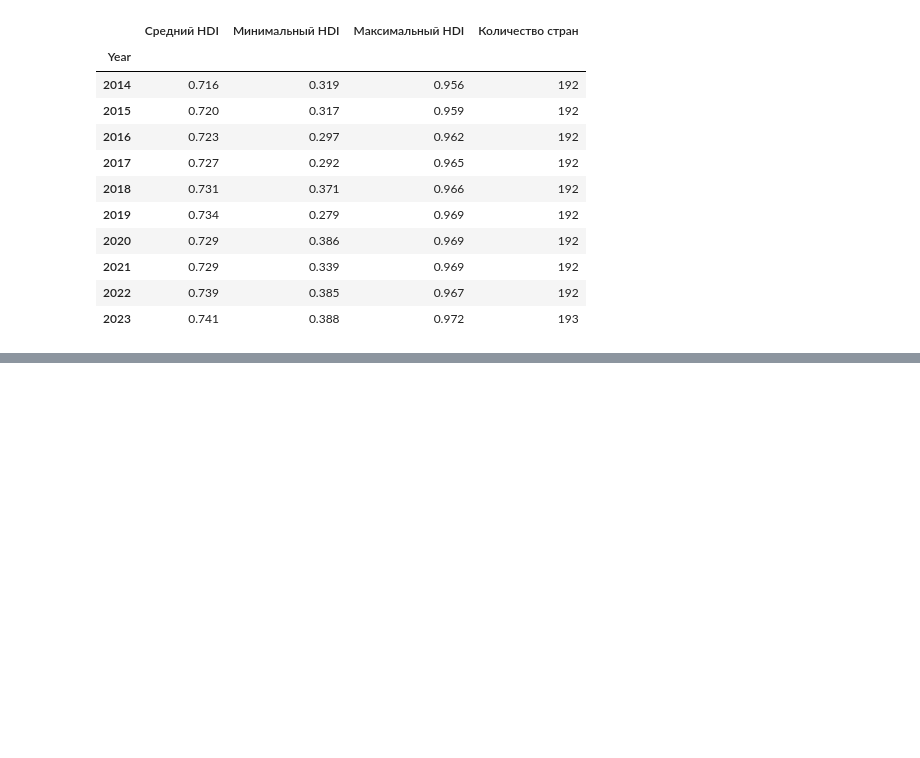
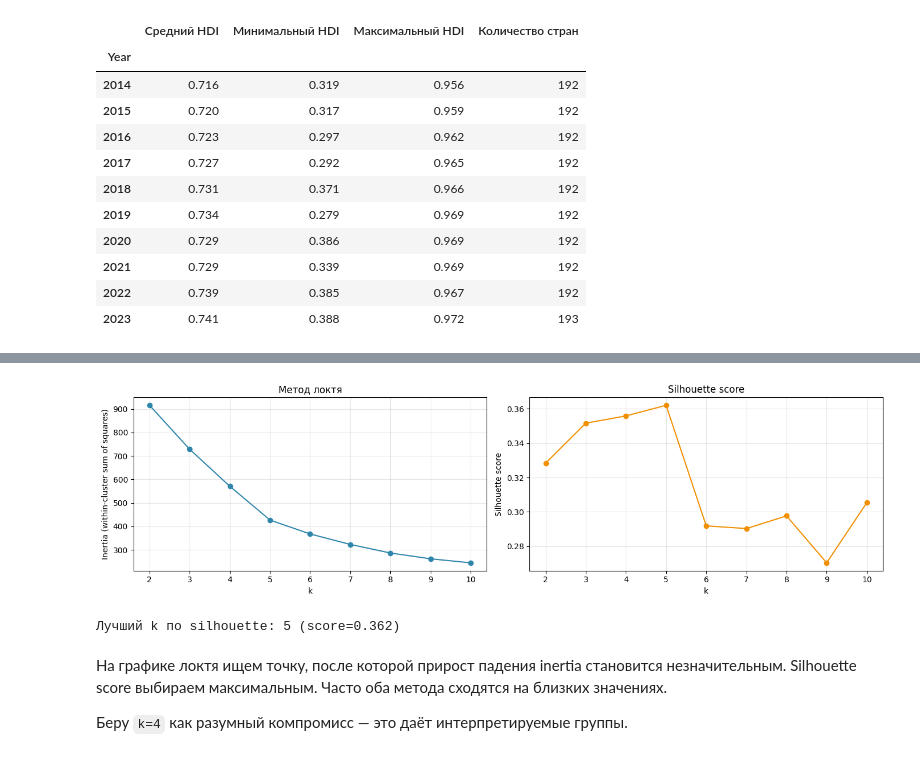
Before and after one commit to izzzav/hse-hdi-visualisation, a Jupyter notebook: country_development.ipynb, the cells around one changed output, grey strips where cells are left out. Cells and saved outputs as stored; diff of their text form; code cells hidden in the pictures; blank space fills up the shorter version.

```diff
--- a/country_development.ipynb
+++ b/country_development.ipynb
@@ -472,0 +570,9 @@ display(yearly_stats.tail(10))
+# %%
+X = features[feature_names].values
+scaler = StandardScaler()
+X_scaled = scaler.fit_transform(X)
+
+# Проверим что у нас всё стандартизовалось как надо
+print('После StandardScaler — среднее и std по каждому признаку:')
+for name, mean, std in zip(feature_names, X_scaled.mean(axis=0), X_scaled.std(axis=0)):
+    print(f'  {name:25s}: mean={mean:+.3f}, std={std:.3f}')
@@ -472,0 +637,37 @@ display(yearly_stats.tail(10))
+# %%
+k_range = range(2, 11)
+inertias = []
+silhouettes = []
+
+for k in k_range:
+    km = KMeans(n_clusters=k, random_state=42, n_init=10)
+    labels = km.fit_predict(X_scaled)
+    inertias.append(km.inertia_)
+    silhouettes.append(silhouette_score(X_scaled, labels))
+
+fig, axes = plt.subplots(1, 2, figsize=(14, 4))
+
+axes[0].plot(list(k_range), inertias, 'o-', color='#2E86AB')
+axes[0].set_xlabel('k')
+axes[0].set_ylabel('Inertia (within-cluster sum of squares)')
+axes[0].set_title('Метод локтя')
+axes[0].grid(alpha=0.3)
+
+axes[1].plot(list(k_range), silhouettes, 'o-', color='#F18F01')
+axes[1].set_xlabel('k')
+axes[1].set_ylabel('Silhouette score')
+axes[1].set_title('Silhouette score')
+axes[1].grid(alpha=0.3)
+
+plt.tight_layout()
+plt.show()
+
+best_k = k_range[np.argmax(silhouettes)]
+print(f'\nЛучший k по silhouette: {best_k} (score={max(silhouettes):.3f})')
+# %% [output]
+[figure, added]
+Лучший k по silhouette: 5 (score=0.362)
+# %% [markdown]
+На графике локтя ищем точку, после которой прирост падения inertia становится незначительным. Silhouette score выбираем максимальным. Часто оба метода сходятся на близких значениях.
+
+Беру `k=4` как разумный компромисс — это даёт интерпретируемые группы.
```
Also changed, not shown: parts of 34 cells of this notebook, 3 other files.
